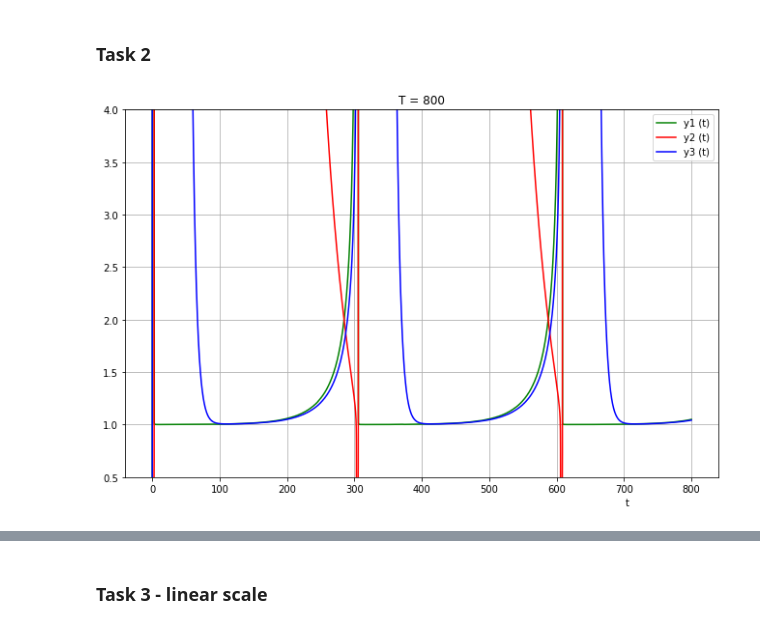
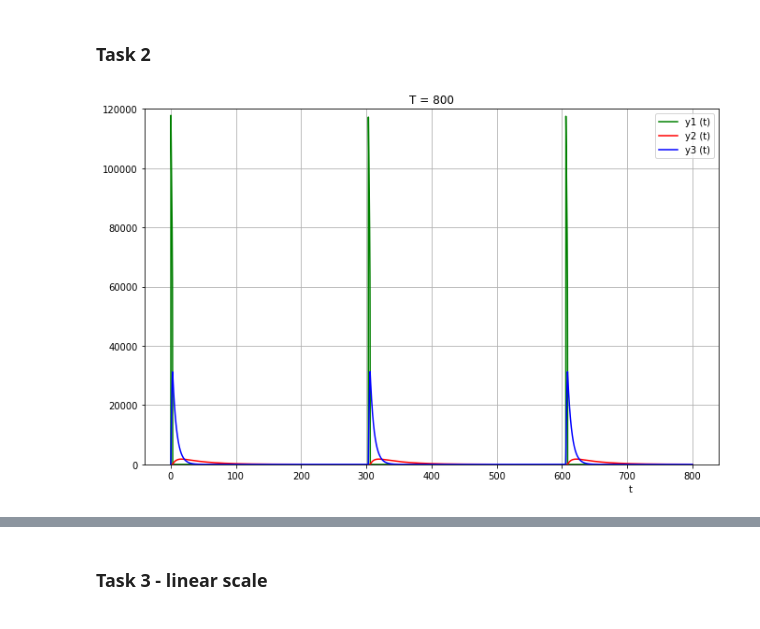
Before and after one commit to detininroman/Comp_math, a Jupyter notebook: Coursework.ipynb, the cells around one changed output, grey strips where cells are left out. Cells and saved outputs as stored; diff of their text form; code cells hidden in the pictures.

Commit message:
added some graphics for task 2

```diff
--- a/Coursework.ipynb
+++ b/Coursework.ipynb
@@ -155,6 +156,6 @@ for i in range(len(Ts_1)):
 ### Task 2
 # %%
 plt.figure(figsize=(11, 7))
-make_plot(x=ts_2[0], y=ys_2[0], task=2, ylim = [0.5, 4])
+make_plot(x=ts_2[0], y=ys_2[0], task=2, ylim = [0, 120000])
 # %% [output]
-[figure, old version]
+[figure, new version]
```
Also changed, not shown: parts of 3 cells of this notebook.
